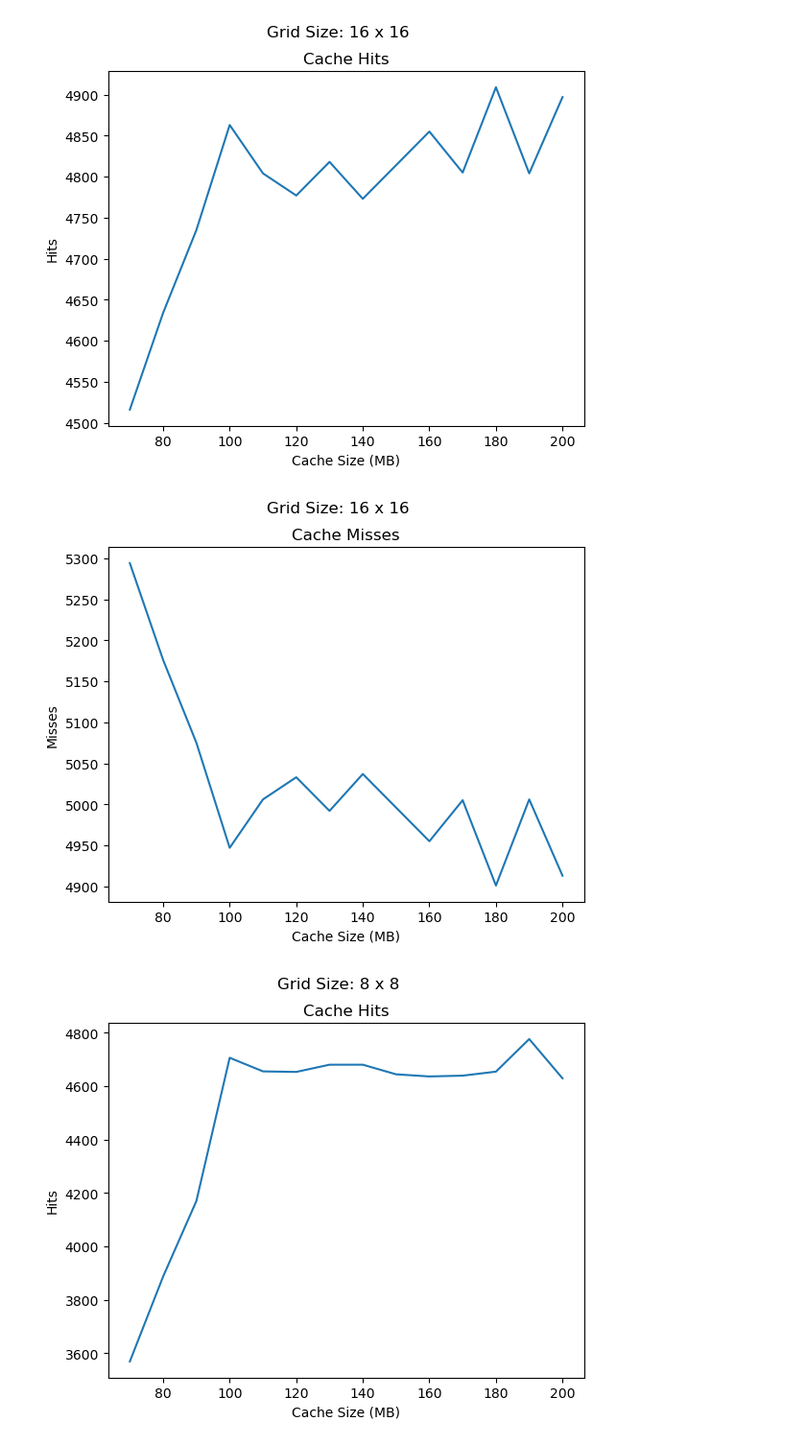
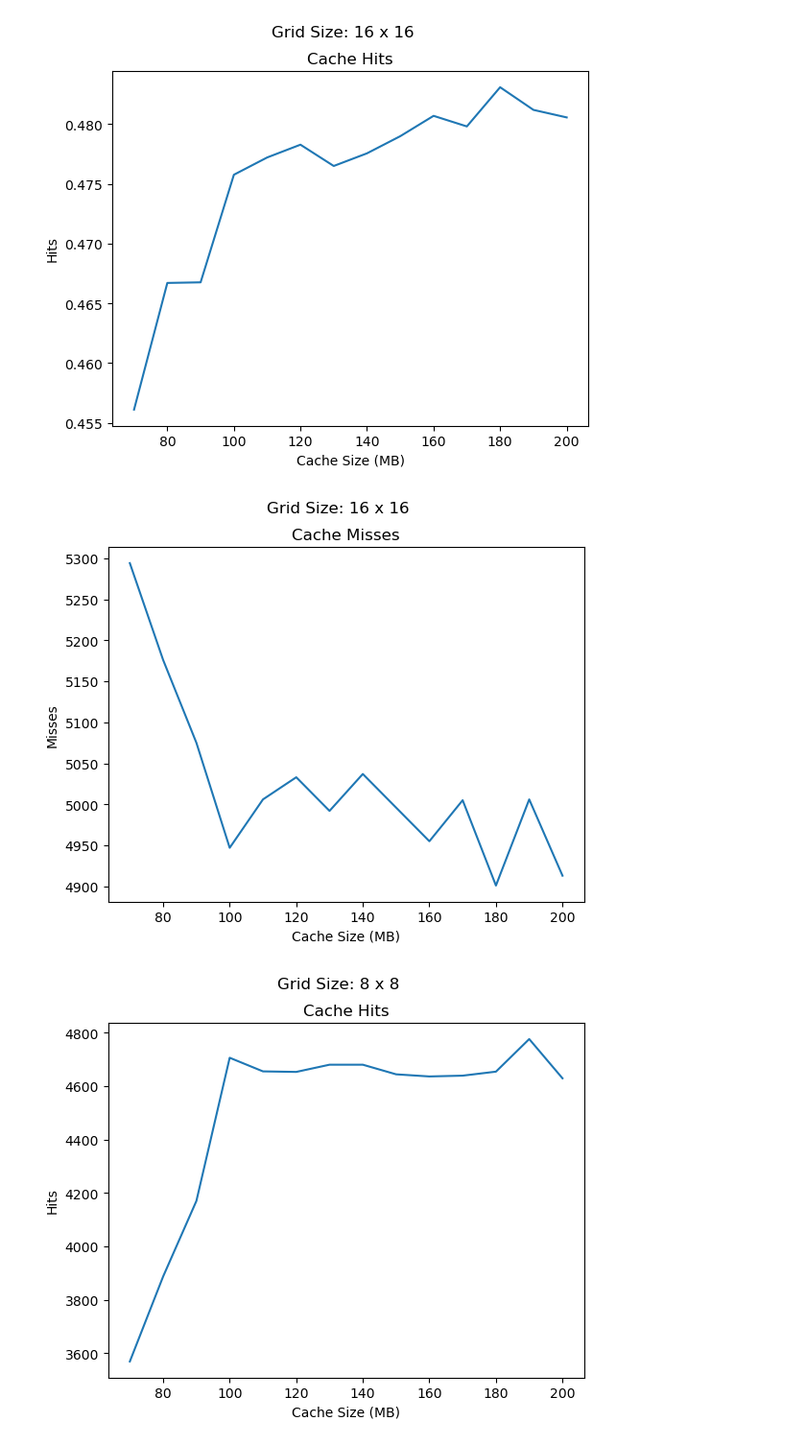
Before and after one commit to sayondeep/Thesis, a Jupyter notebook: data_processing/hit_miss_static.ipynb, the cells around one changed output. Shown: that part at 96% size. Cells and saved outputs as stored; diff of their text form; code cells hidden in the pictures.

```diff
--- a/data_processing/hit_miss_static.ipynb
+++ b/data_processing/hit_miss_static.ipynb
@@ -63,33 +63,33 @@ plt.show()
 # %%
 
 # hits = [4444, 4330, 4535, 4689, 4367, 4398, 4534, 4591, 4542, 4779, 4412, 4796, 4708, 4509]
 # miss = [5366, 5480, 5275, 5121, 5443, 5412, 5276, 5219, 5268, 5031, 5398, 5014, 5102, 5301]
 
 
-hits=[4516, 4634, 4735, 4863, 4804, 4777, 4818, 4773, 4814, 4855, 4805, 4909, 4804, 4897]
+hits=[0.45609582059123344, 0.4667074413863405, 0.46675840978593264, 0.4757696228338431, 0.4772171253822631, 0.47828746177370024, 0.47650356778797154, 0.4775637104994902, 0.4790010193679918, 0.48070336391437307, 0.4798165137614679, 0.48309887869520896, 0.4812028542303771, 0.48057084607543316]
 miss=[5294, 5176, 5075, 4947, 5006, 5033, 4992, 5037, 4996, 4955, 5005, 4901, 5006, 4913]
 
 cache_sizes = range(70, 201, 10)
 
 # Plotting hits
 plt.figure(1)
 plt.plot(cache_sizes, hits)
 plt.xlabel('Cache Size (MB)')
 plt.ylabel('Hits')
 plt.title('Cache Hits')
 plt.suptitle('Grid Size: 16 x 16')
 
 # Plotting misses
 plt.figure(2)
 plt.plot(cache_sizes, miss)
 plt.xlabel('Cache Size (MB)')
 plt.ylabel('Misses')
 plt.title('Cache Misses')
 plt.suptitle('Grid Size: 16 x 16')
 
 plt.show()
 # %% [output]
-[figure, old version]
+[figure, new version]
 [figure]
 # %%
 hits = [3569, 3887, 4170, 4706, 4655, 4653, 4680, 4680, 4644, 4636, 4639, 4654, 4776, 4629]
```
Also changed, not shown: parts of 2 cells of this notebook, 33 other files.
